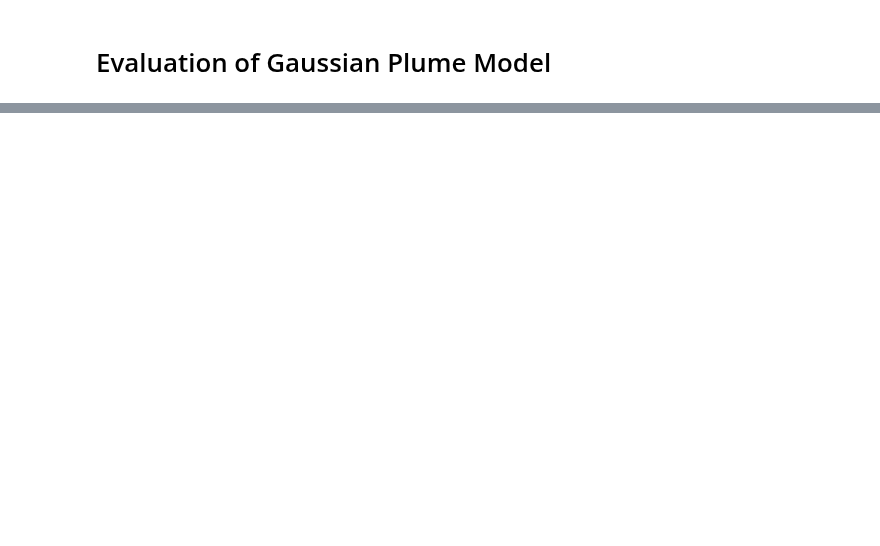
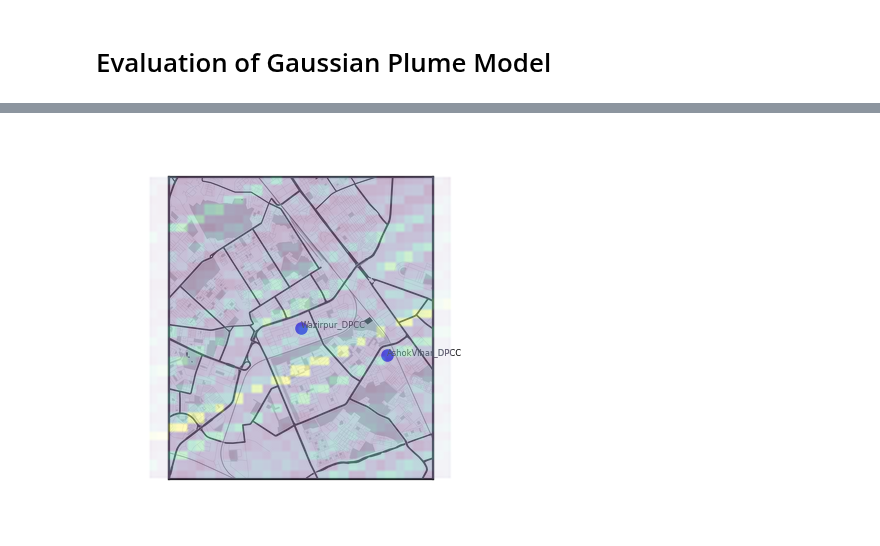
Before and after one commit to ankitbha/hidden_hotspots, a Jupyter notebook: hotspots/source_apportionment/gaussian_plume_model.ipynb, the cells around one changed output, grey strips where cells are left out. Saved outputs shown, nothing was run; the diff lists cells and outputs as text; code cells hidden in the pictures; blank space fills up the shorter version.

```diff
--- a/hotspots/source_apportionment/gaussian_plume_model.ipynb
+++ b/hotspots/source_apportionment/gaussian_plume_model.ipynb
@@ -400,0 +580,11 @@ for i in range(len(chsp)):
+# %%
+hsp_map = Image.open('./hsp_map.png')
+heatmap = Image.open('./heatmap.png')
+
+heatmap = heatmap.resize(hsp_map.size)
+
+hsp_map.paste(heatmap,(0,0),heatmap)
+
+hsp_map
+# %% [output]
+[figure, added]
```
Also changed, not shown: parts of 27 cells of this notebook, 7 other files.
